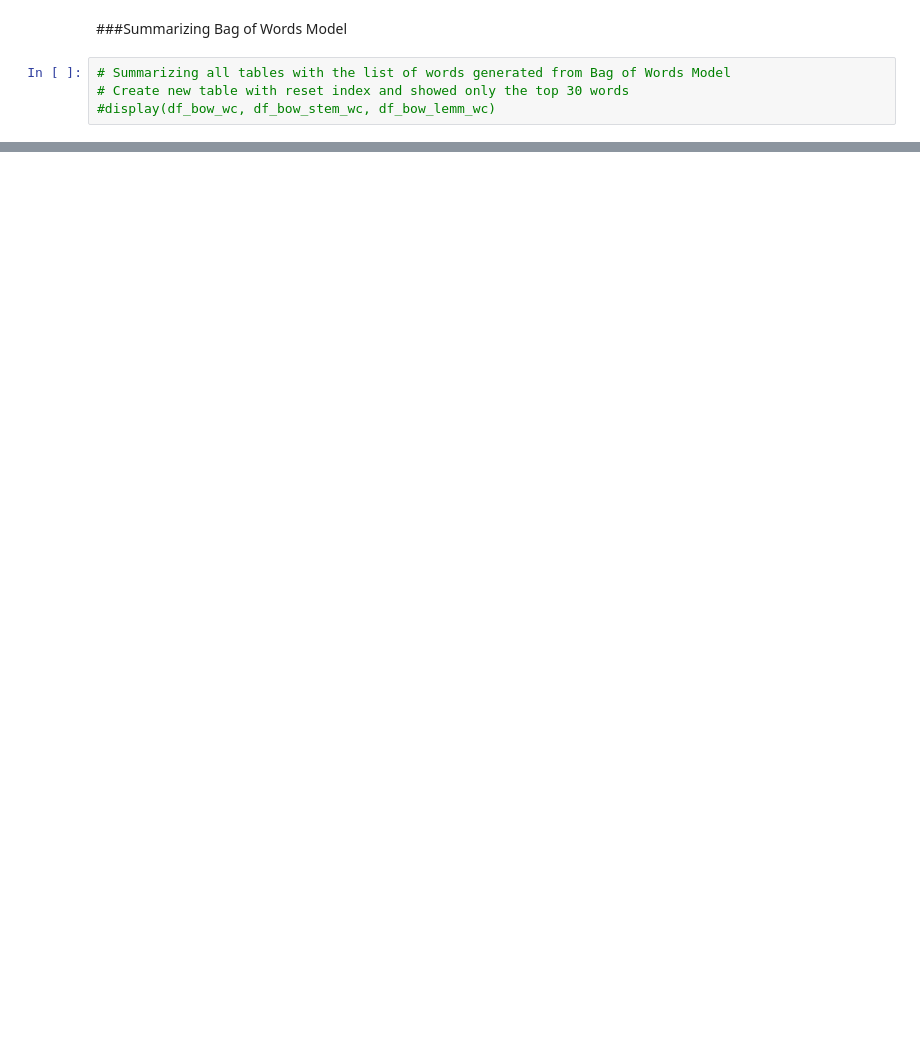
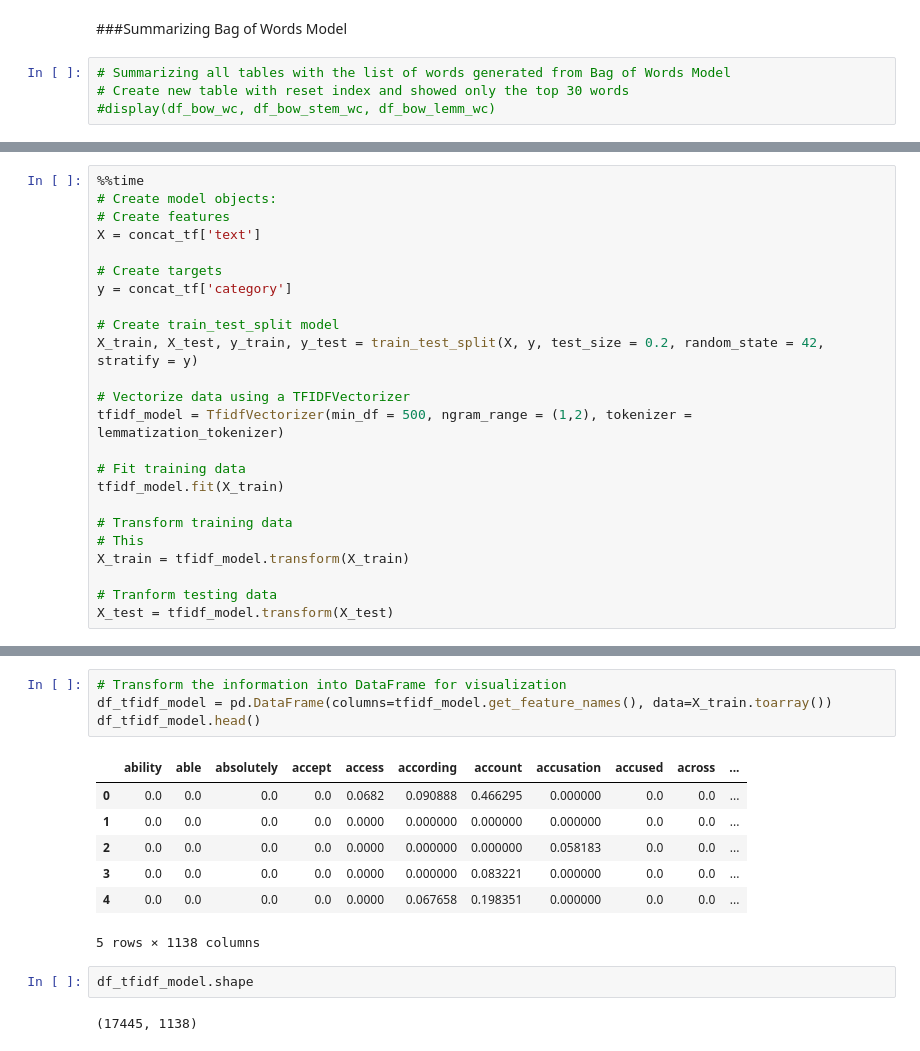
Before and after one commit to conibear/brainstation_machine_learning, a Jupyter notebook: notebook/BrainStation Machine Learning Project.ipynb, the cells around one changed output, grey strips where cells are left out. Saved outputs shown, nothing was run; the diff lists cells and outputs as text; blank space fills up the shorter version.

Commit message:
models added

```diff
--- a/notebook/BrainStation Machine Learning Project.ipynb
+++ b/notebook/BrainStation Machine Learning Project.ipynb
@@ -1626,0 +1778,24 @@ df_tfidf_stemming.head()
+# %%
+%%time
+# Create model objects:
+# Create features
+X = concat_tf['text']
+
+# Create targets
+y = concat_tf['category']
+
+# Create train_test_split model
+X_train, X_test, y_train, y_test = train_test_split(X, y, test_size = 0.2, random_state = 42, stratify = y)
+
+# Vectorize data using a TFIDFVectorizer
+tfidf_model = TfidfVectorizer(min_df = 500, ngram_range = (1,2), tokenizer = lemmatization_tokenizer)
+
+# Fit training data
+tfidf_model.fit(X_train)
+
+# Transform training data
+# This
+X_train = tfidf_model.transform(X_train)
+
+# Tranform testing data
+X_test = tfidf_model.transform(X_test)
@@ -1626,0 +1805,16 @@ df_tfidf_stemming.head()
+# %%
+# Transform the information into DataFrame for visualization
+df_tfidf_model = pd.DataFrame(columns=tfidf_model.get_feature_names(), data=X_train.toarray())
+df_tfidf_model.head()
+# %% [output]
+|  | ability | able | absolutely | accept | access | according | account | accusation | accused | across | ... |
+| 0 | 0.0 | 0.0 | 0.0 | 0.0 | 0.0682 | 0.090888 | 0.466295 | 0.000000 | 0.0 | 0.0 | ... |
+| 1 | 0.0 | 0.0 | 0.0 | 0.0 | 0.0000 | 0.000000 | 0.000000 | 0.000000 | 0.0 | 0.0 | ... |
+| 2 | 0.0 | 0.0 | 0.0 | 0.0 | 0.0000 | 0.000000 | 0.000000 | 0.058183 | 0.0 | 0.0 | ... |
+| 3 | 0.0 | 0.0 | 0.0 | 0.0 | 0.0000 | 0.000000 | 0.083221 | 0.000000 | 0.0 | 0.0 | ... |
+| 4 | 0.0 | 0.0 | 0.0 | 0.0 | 0.0000 | 0.067658 | 0.198351 | 0.000000 | 0.0 | 0.0 | ... |
+5 rows × 1138 columns
+# %%
+df_tfidf_model.shape
+# %% [output]
+(17445, 1138)
```
Also changed, not shown: parts of 113 cells of this notebook, 1 other file.
